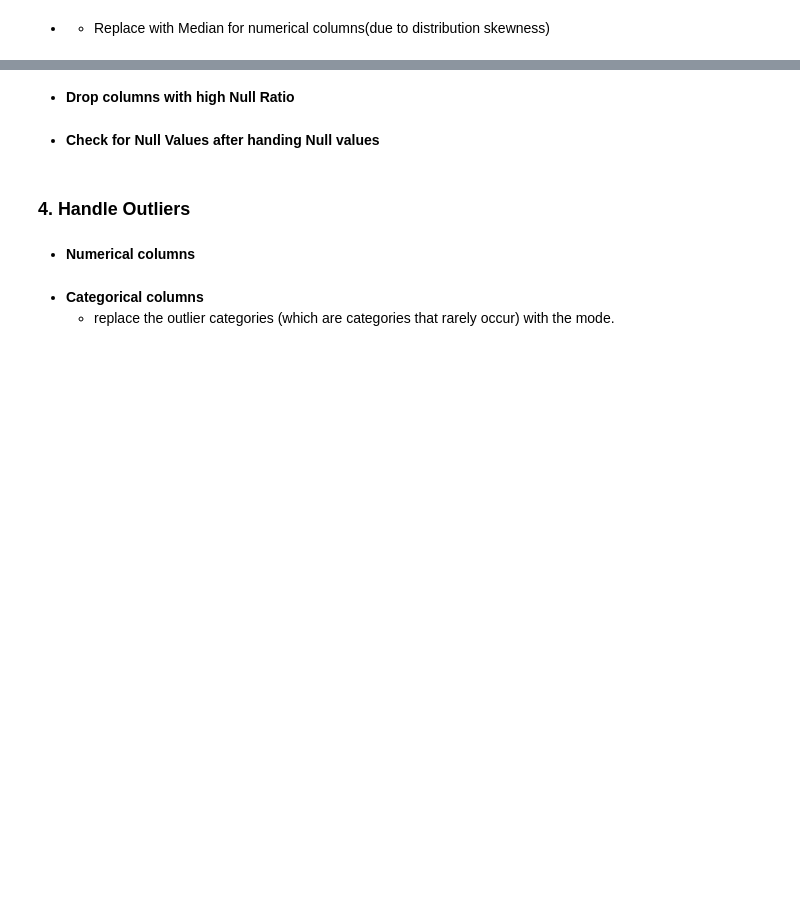
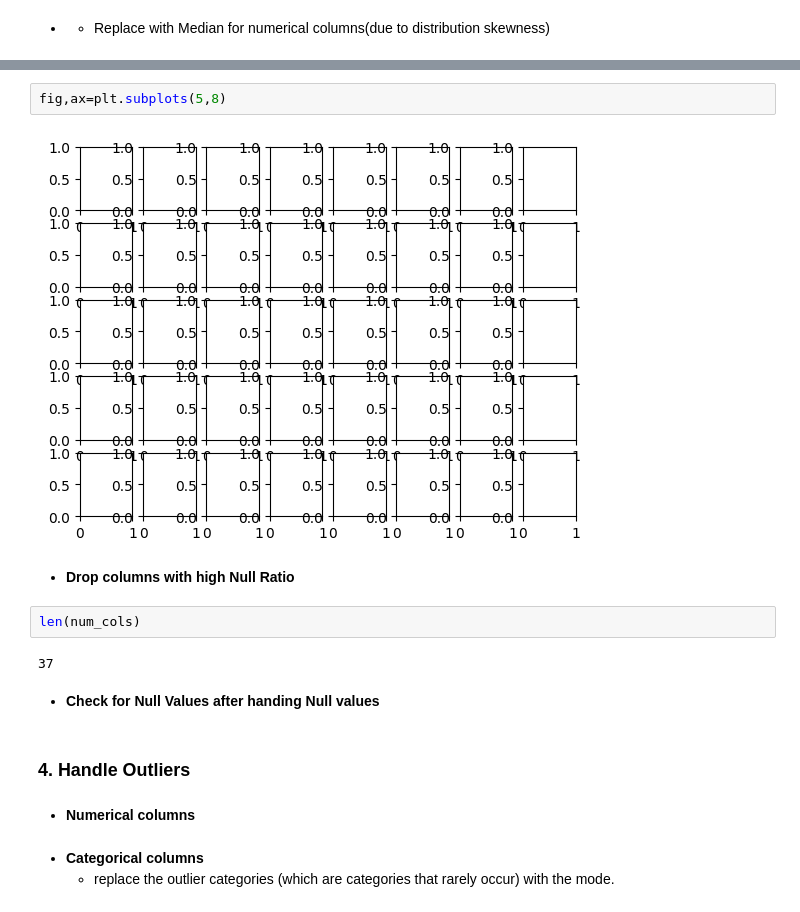
Before and after one commit to MohamadElnomrossie/Alex8, a Jupyter notebook: Data Science/Houses-Pricing/Code.ipynb, the cells around one changed output, grey strips where cells are left out. Drawn from its saved outputs; the diff is of its cells as text; blank space fills up the shorter version.

```diff
--- a/Data Science/Houses-Pricing/Code.ipynb
+++ b/Data Science/Houses-Pricing/Code.ipynb
@@ -123,5 +164,13 @@ Categories (6, object): ['ALQ', 'BLQ', 'GLQ', 'LwQ', 'Rec', 'Unf']
+# %%
+fig,ax=plt.subplots(5,8)
+# %% [output]
+[figure, added]
 # %% [markdown]
 - **Drop columns with high Null Ratio**
+# %%
+len(num_cols)
+# %% [output]
+37
 # %% [markdown]
 - **Check for Null Values after handing Null values**
 # %% [markdown]
```
Also changed, not shown: parts of 4 cells of this notebook.
